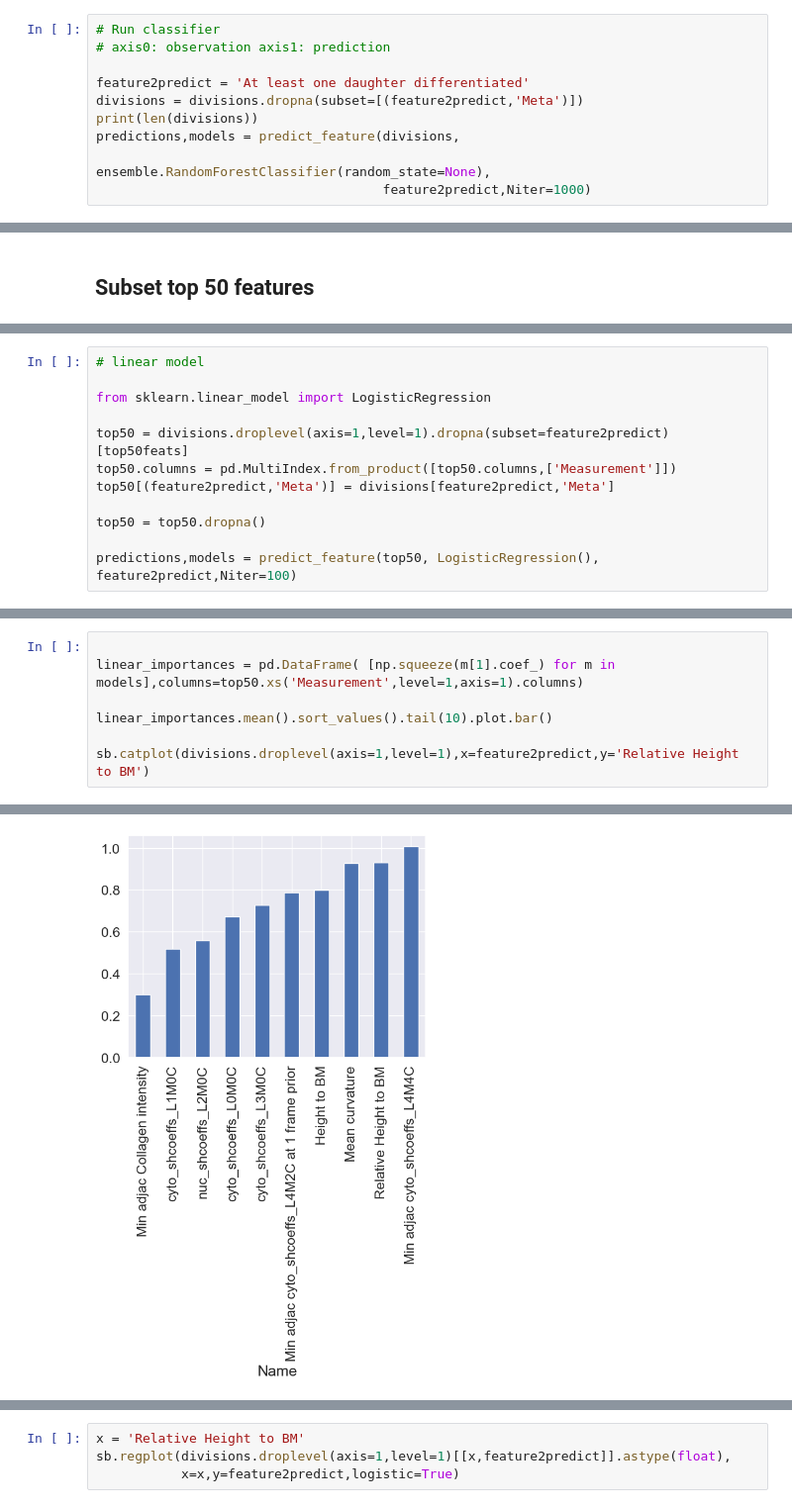
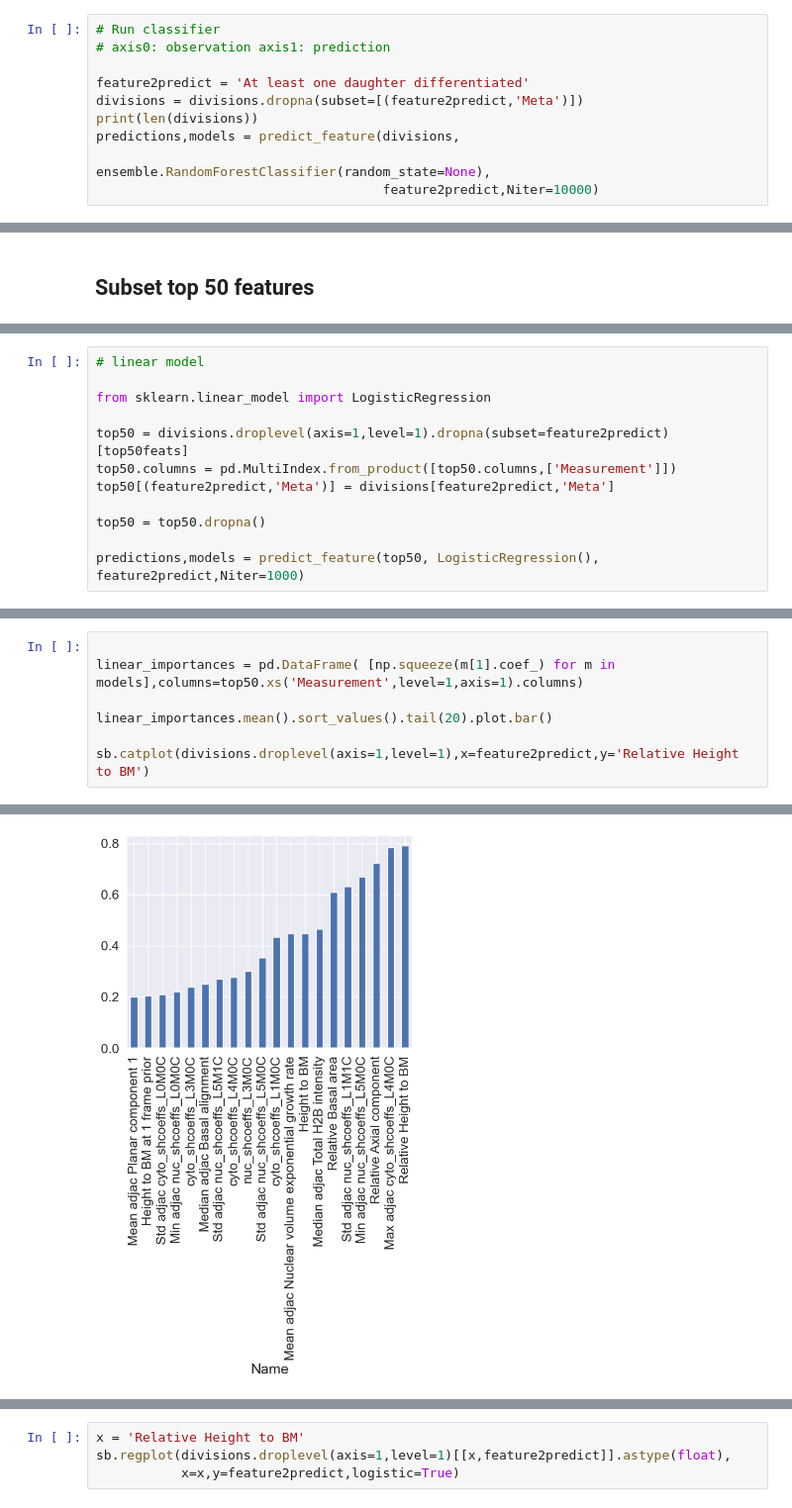
Before and after one commit to xies/mouse_skin_size_control, a Jupyter notebook: 2025_lineage_analysis/notebooks/RF_classify_division.ipynb, the cells around one changed output, grey strips where cells are left out. Shown at 99% size. Cells and saved outputs as stored; diff of their text form.

Commit message:
feature selection -> top50 -> linear models

```diff
--- a/2025_lineage_analysis/notebooks/RF_classify_division.ipynb
+++ b/2025_lineage_analysis/notebooks/RF_classify_division.ipynb
@@ -91,7 +91,7 @@ divisions = divisions.dropna(subset=[(feature2predict,'Meta')])
 print(len(divisions))
 predictions,models = predict_feature(divisions,
                                      ensemble.RandomForestClassifier(random_state=None),
-                                     feature2predict,Niter=1000)
+                                     feature2predict,Niter=10000)
 # %% [output]
 303
 # %%
@@ -239,7 +239,7 @@ top50[(feature2predict,'Meta')] = divisions[feature2predict,'Meta']
 
 top50 = top50.dropna()
 
-predictions,models = predict_feature(top50, LogisticRegression(), feature2predict,Niter=100)
+predictions,models = predict_feature(top50, LogisticRegression(), feature2predict,Niter=1000)
 # %%
 # Calculate the confusion matrix
 avg_confusion = np.array([metrics.confusion_matrix(a,b)/len(a) for a,b in zip(predictions[0,:],predictions[1,:])])
@@ -268,10 +283,10 @@ print(AUCs.mean())
 # %%
 
 linear_importances = pd.DataFrame( [np.squeeze(m[1].coef_) for m in models],columns=top50.xs('Measurement',level=1,axis=1).columns)
 
-linear_importances.mean().sort_values().tail(10).plot.bar()
+linear_importances.mean().sort_values().tail(20).plot.bar()
 
 sb.catplot(divisions.droplevel(axis=1,level=1),x=feature2predict,y='Relative Height to BM')
 # %% [output]
 <seaborn.axisgrid.FacetGrid at 0x...>
-[figure, old version]
+[figure, new version]
```
Also changed, not shown: parts of 7 cells of this notebook, 5 other files.
